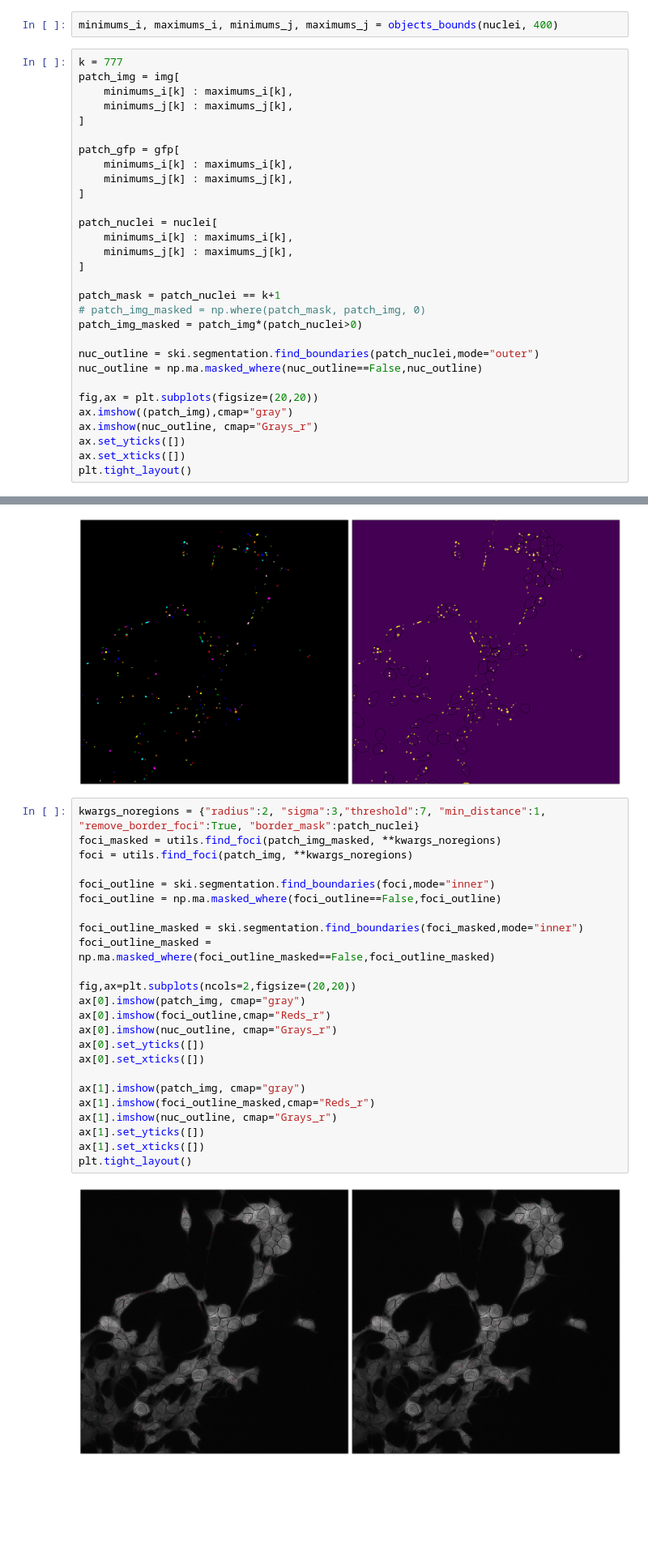
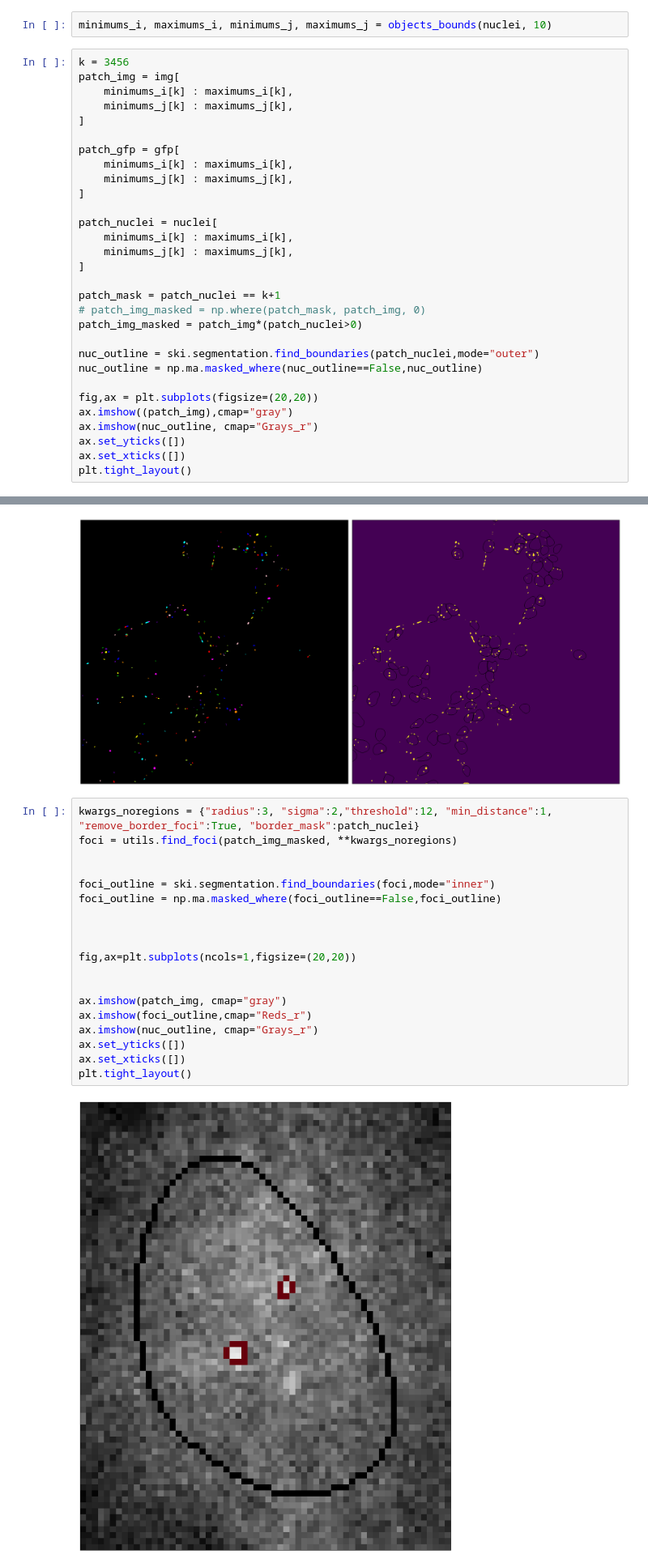
Before and after one commit to hannahbolen1/whole_slide, a Jupyter notebook: current/adjust_params.ipynb, the cells around one changed output, grey strips where cells are left out. Shown at 81% size. Saved outputs shown, nothing was run; the diff lists cells and outputs as text; blank space fills up the shorter version.

```diff
--- a/current/adjust_params.ipynb
+++ b/current/adjust_params.ipynb
@@ -40,9 +41,9 @@ nuclei = tifffile.memmap(nuclei_mask_path)
 # results_fullslide = pd.read_csv(results_path,dtype={"nucleus_bounds":"object"}).set_index("label", drop=True)
 # results_fullslide["nucleus_bounds"] = results_fullslide["nucleus_bounds"].apply(ast.literal_eval)
 # %%
-minimums_i, maximums_i, minimums_j, maximums_j = objects_bounds(nuclei, 400)
+minimums_i, maximums_i, minimums_j, maximums_j = objects_bounds(nuclei, 10)
 # %%
-k = 777
+k = 3456
 patch_img = img[
     minimums_i[k] : maximums_i[k],
     minimums_j[k] : maximums_j[k],
@@ -95,28 +96,23 @@ plt.tight_layout()
 # %% [output]
 [figure]
 # %%
-kwargs_noregions = {"radius":2, "sigma":3,"threshold":7, "min_distance":1, "remove_border_foci":True, "border_mask":patch_nuclei}
-foci_masked = utils.find_foci(patch_img_masked, **kwargs_noregions)
-foci = utils.find_foci(patch_img, **kwargs_noregions)
+kwargs_noregions = {"radius":3, "sigma":2,"threshold":12, "min_distance":1, "remove_border_foci":True, "border_mask":patch_nuclei}
+foci = utils.find_foci(patch_img_masked, **kwargs_noregions)
+
 
 foci_outline = ski.segmentation.find_boundaries(foci,mode="inner")
 foci_outline = np.ma.masked_where(foci_outline==False,foci_outline)
 
-foci_outline_masked = ski.segmentation.find_boundaries(foci_masked,mode="inner")
-foci_outline_masked = np.ma.masked_where(foci_outline_masked==False,foci_outline_masked)
 
-fig,ax=plt.subplots(ncols=2,figsize=(20,20))
-ax[0].imshow(patch_img, cmap="gray")
-ax[0].imshow(foci_outline,cmap="Reds_r")
-ax[0].imshow(nuc_outline, cmap="Grays_r")
-ax[0].set_yticks([])
-ax[0].set_xticks([])
 
-ax[1].imshow(patch_img, cmap="gray")
-ax[1].imshow(foci_outline_masked,cmap="Reds_r")
-ax[1].imshow(nuc_outline, cmap="Grays_r")
-ax[1].set_yticks([])
-ax[1].set_xticks([])
+fig,ax=plt.subplots(ncols=1,figsize=(20,20))
+
+
+ax.imshow(patch_img, cmap="gray")
+ax.imshow(foci_outline,cmap="Reds_r")
+ax.imshow(nuc_outline, cmap="Grays_r")
+ax.set_yticks([])
+ax.set_xticks([])
 plt.tight_layout()
 # %% [output]
-[figure, old version]
+[figure, new version]
```
Also changed, not shown: parts of 8 cells of this notebook, 4 other files.
